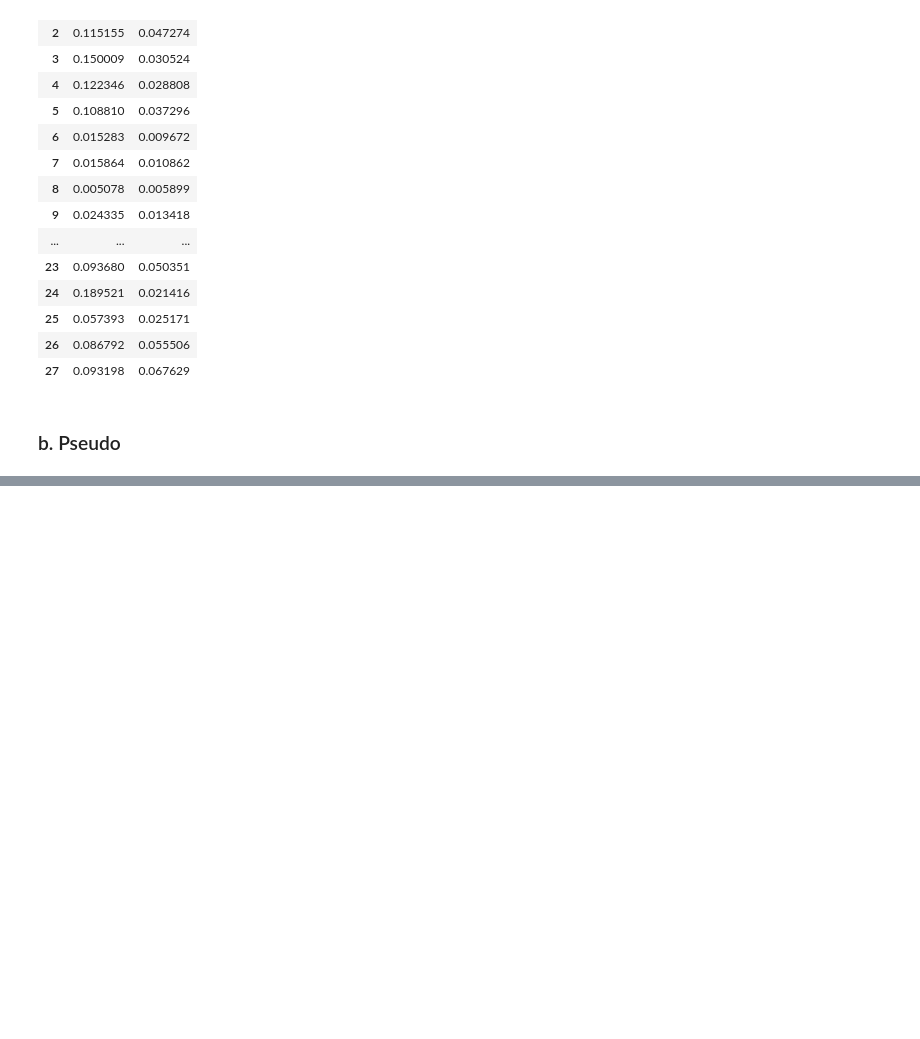
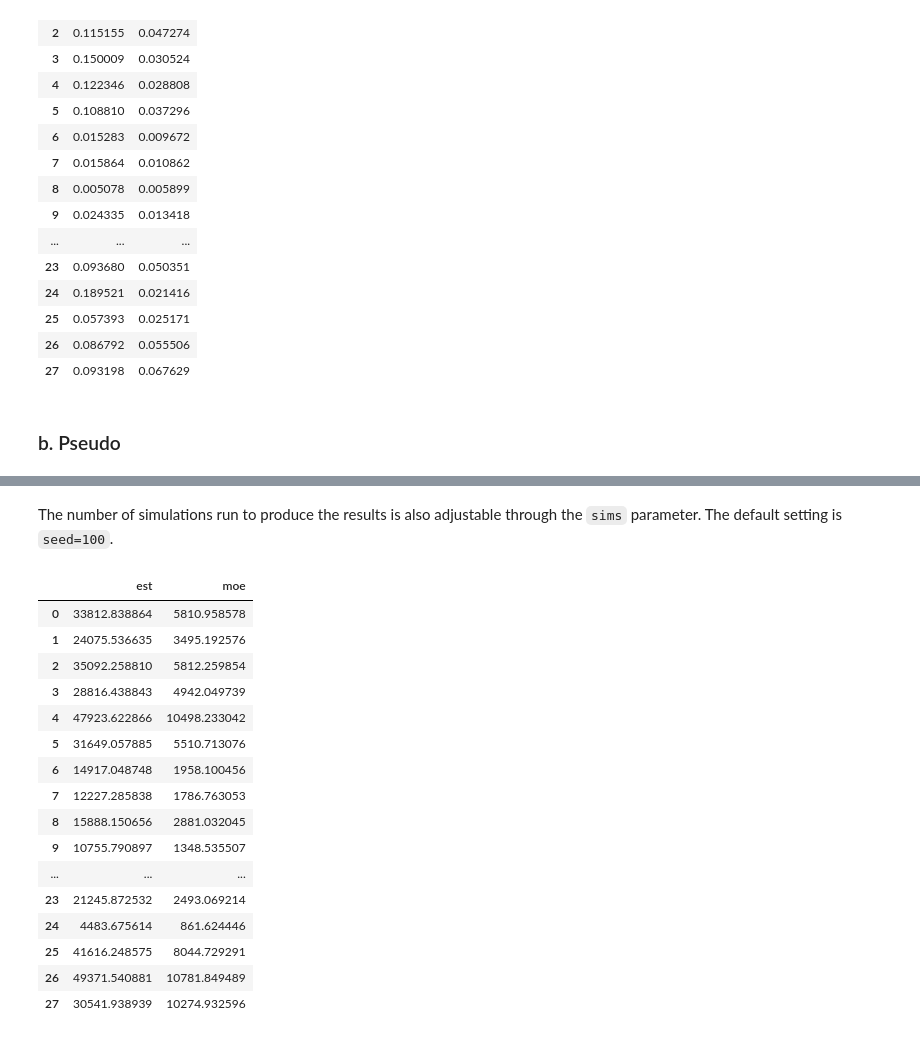
Before and after one commit to cenpy-devs/cenpy, a Jupyter notebook: notebooks/moe_demo.ipynb, the cells around one changed output, grey strips where cells are left out. Saved outputs shown, nothing was run; the diff lists cells and outputs as text; code cells hidden in the pictures; blank space fills up the shorter version.

```diff
--- a/notebooks/moe_demo.ipynb
+++ b/notebooks/moe_demo.ipynb
@@ -199,0 +291,27 @@ The pseudo approach generates random draws from a distribution around each publi
+# %% [markdown]
+The number of simulations run to produce the results is also adjustable through the `sims` parameter. The default setting is `seed=100`.
+# %%
+#Ratio w/ set number of sims
+pseudo_results_ratio_w_sims = pseudo_utils.pseudo(get_div,
+                                                  ests=data_E[['B19313_001E','B01003_001E']],
+                                                  moes=data_M[['B19313_001M','B01003_001M']],
+                                                  sims=1000)
+pseudo_results_ratio_w_sims
+# %% [output]
+|  | est | moe |
+| 0 | 33812.838864 | 5810.958578 |
+| 1 | 24075.536635 | 3495.192576 |
+| 2 | 35092.258810 | 5812.259854 |
+| 3 | 28816.438843 | 4942.049739 |
+| 4 | 47923.622866 | 10498.233042 |
+| 5 | 31649.057885 | 5510.713076 |
+| 6 | 14917.048748 | 1958.100456 |
+| 7 | 12227.285838 | 1786.763053 |
+| 8 | 15888.150656 | 2881.032045 |
+| 9 | 10755.790897 | 1348.535507 |
+| ... | ... | ... |
+| 23 | 21245.872532 | 2493.069214 |
+| 24 | 4483.675614 | 861.624446 |
+| 25 | 41616.248575 | 8044.729291 |
+| 26 | 49371.540881 | 10781.849489 |
+| 27 | 30541.938939 | 10274.932596 |
```
Also changed, not shown: parts of 14 cells of this notebook.
